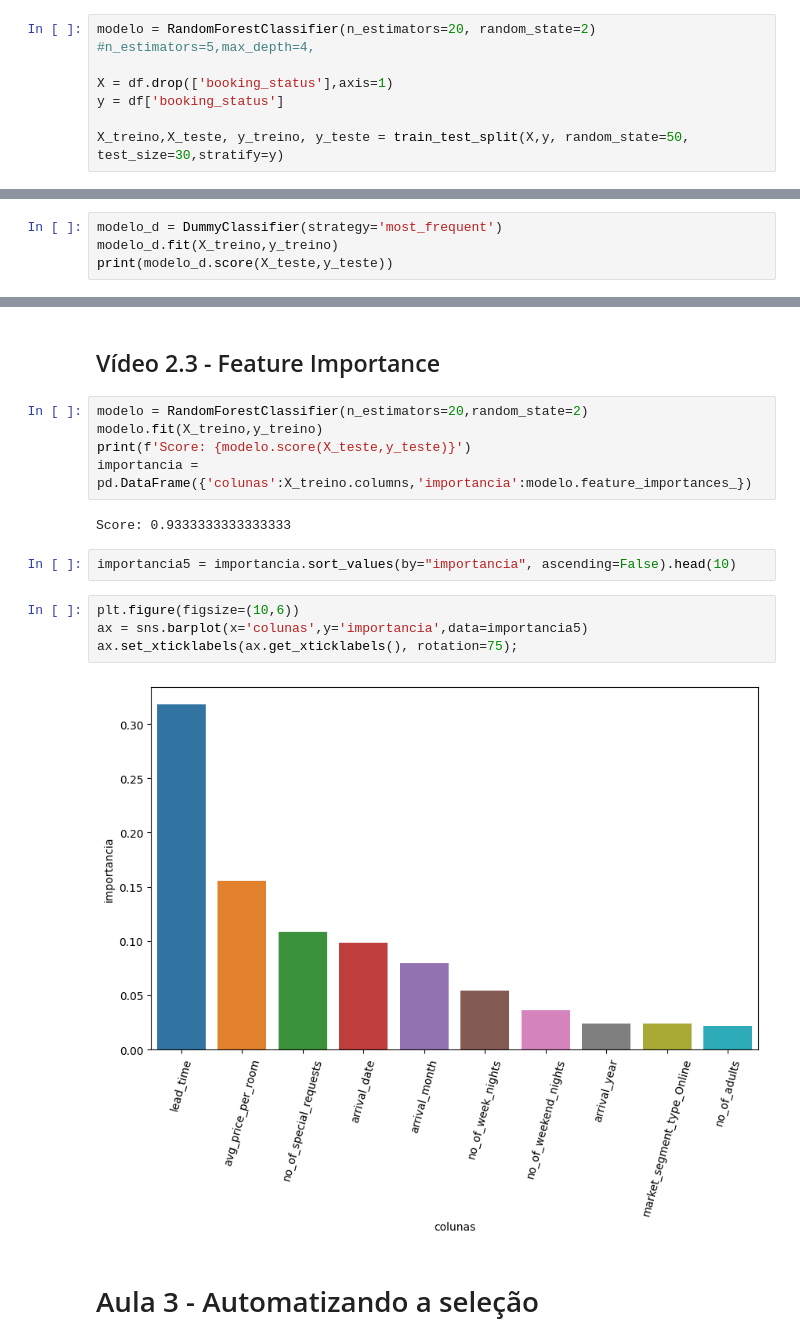
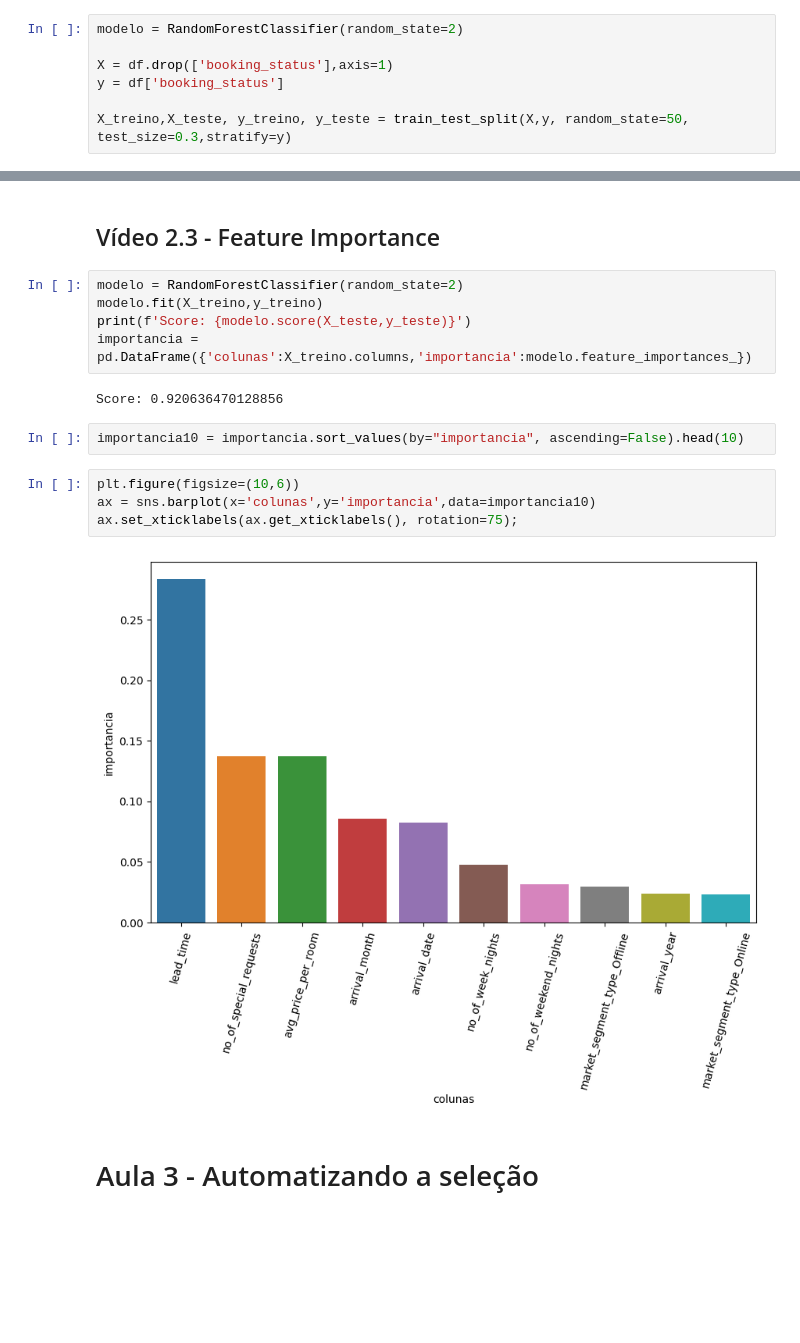
Before and after one commit to alura-cursos/selecao-de-features, a Jupyter notebook: Projeto_completo_selecao_de_features.ipynb, the cells around one changed output, grey strips where cells are left out. Drawn from its saved outputs; the diff is of its cells as text; blank space fills up the shorter version.

```diff
--- a/Projeto_completo_selecao_de_features.ipynb
+++ b/Projeto_completo_selecao_de_features.ipynb
@@ -78,9 +54,9 @@ df.head()
 from sklearn.model_selection import train_test_split
 from sklearn.ensemble import RandomForestClassifier
 # %%
-modelo = RandomForestClassifier(n_estimators=20, random_state=2) #n_estimators=5,max_depth=4,
+modelo = RandomForestClassifier(random_state=2)
 
 X = df.drop(['booking_status'],axis=1)
 y = df['booking_status']
 
-X_treino,X_teste, y_treino, y_teste = train_test_split(X,y, random_state=50, test_size=30,stratify=y)
+X_treino,X_teste, y_treino, y_teste = train_test_split(X,y, random_state=50, test_size=0.3,stratify=y)
@@ -97,4 +71,0 @@ from sklearn.dummy import DummyClassifier
-# %%
-modelo_d = DummyClassifier(strategy='most_frequent')
-modelo_d.fit(X_treino,y_treino)
-print(modelo_d.score(X_teste,y_teste))
@@ -160,20 +111,20 @@ sns.heatmap(correlacao, annot=True, cmap='coolwarm',fmt='.2f')
 # %% [markdown]
 ## Vídeo 2.3 - Feature Importance
 # %%
-modelo = RandomForestClassifier(n_estimators=20,random_state=2)
+modelo = RandomForestClassifier(random_state=2)
 modelo.fit(X_treino,y_treino)
 print(f'Score: {modelo.score(X_teste,y_teste)}')
 importancia = pd.DataFrame({'colunas':X_treino.columns,'importancia':modelo.feature_importances_})
 # %% [output]
-Score: 0.9333333333333333
+Score: 0.920636470128856
 # %%
-importancia5 = importancia.sort_values(by="importancia", ascending=False).head(10)
+importancia10 = importancia.sort_values(by="importancia", ascending=False).head(10)
 # %%
 plt.figure(figsize=(10,6))
-ax = sns.barplot(x='colunas',y='importancia',data=importancia5)
+ax = sns.barplot(x='colunas',y='importancia',data=importancia10)
 ax.set_xticklabels(ax.get_xticklabels(), rotation=75);
 # %% [output]
-[figure, old version]
+[figure, new version]
 # %% [markdown]
 # Aula 3 - Automatizando a seleção
 # %% [markdown]
```
Also changed, not shown: parts of 60 cells of this notebook, 3 other files.
